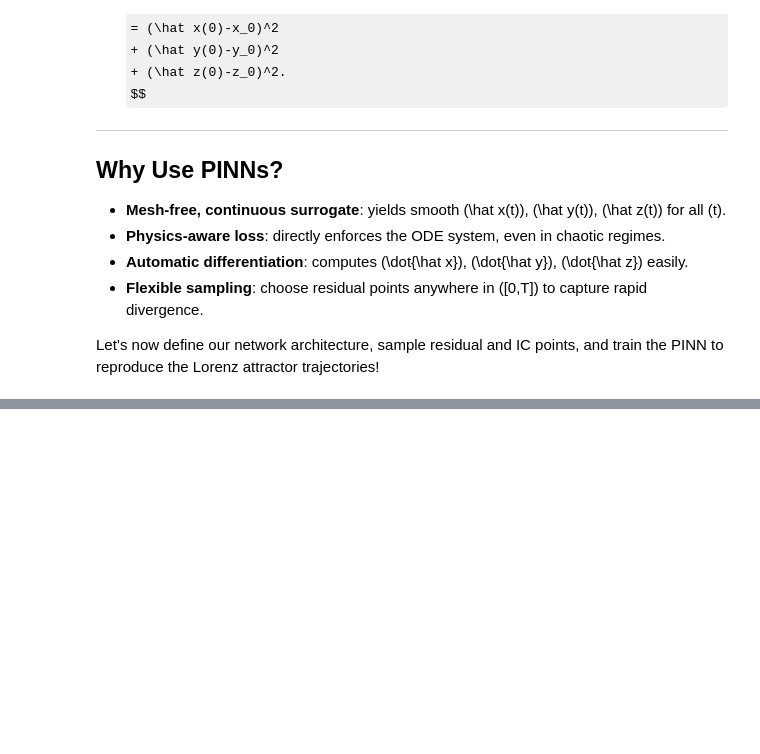
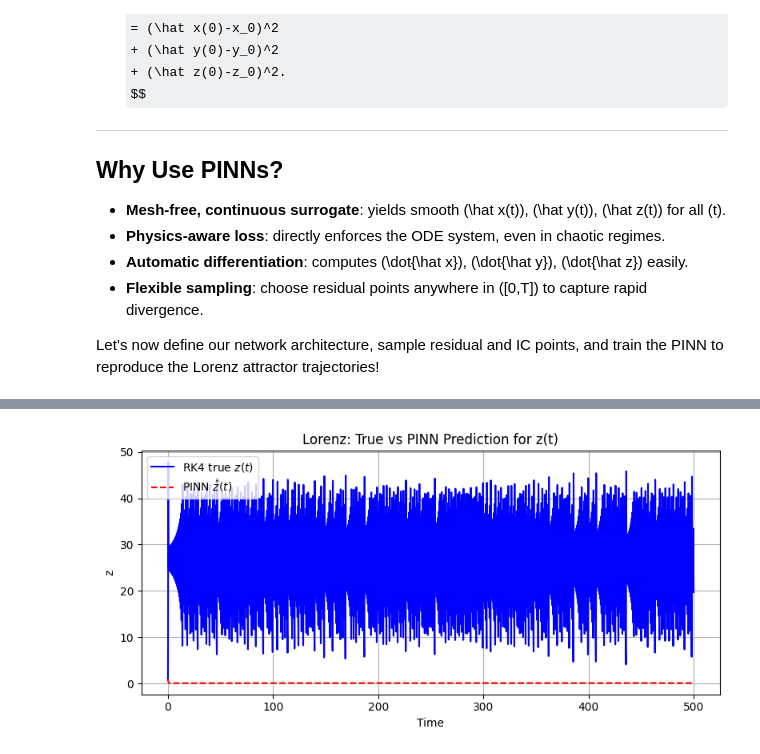
Before and after one commit to Aman-Sunesh/Physics-Informed-Neural-Networks-for-Classical-Physics-Laws, a Jupyter notebook: Lorenz_System.ipynb, the cells around one changed output, grey strips where cells are left out. Cells and saved outputs as stored; diff of their text form; code cells hidden in the pictures; some formulas as TeX source; blank space fills up the shorter version.

```diff
--- a/Lorenz_System.ipynb
+++ b/Lorenz_System.ipynb
@@ -164,0 +284,13 @@ def train(network, t, x, y, z, t0, x0, y0, z0, sigma, rho, beta, epochs, lr = 1e
+# %%
+plt.figure(figsize=(8,4))
+plt.plot(t_np, trajectory[:,2], 'b-', label='RK4 true $z(t)$')
+plt.plot(t_np, z_pred, 'r--', label='PINN $\\hat z(t)$')
+plt.xlabel('Time')
+plt.ylabel('z')
+plt.title('Lorenz: True vs PINN Prediction for z(t)')
+plt.legend()
+plt.grid(True)
+plt.tight_layout()
+plt.show()
+# %% [output]
+[figure, added]
```
Also changed, not shown: parts of 12 cells of this notebook, 1 other file.
